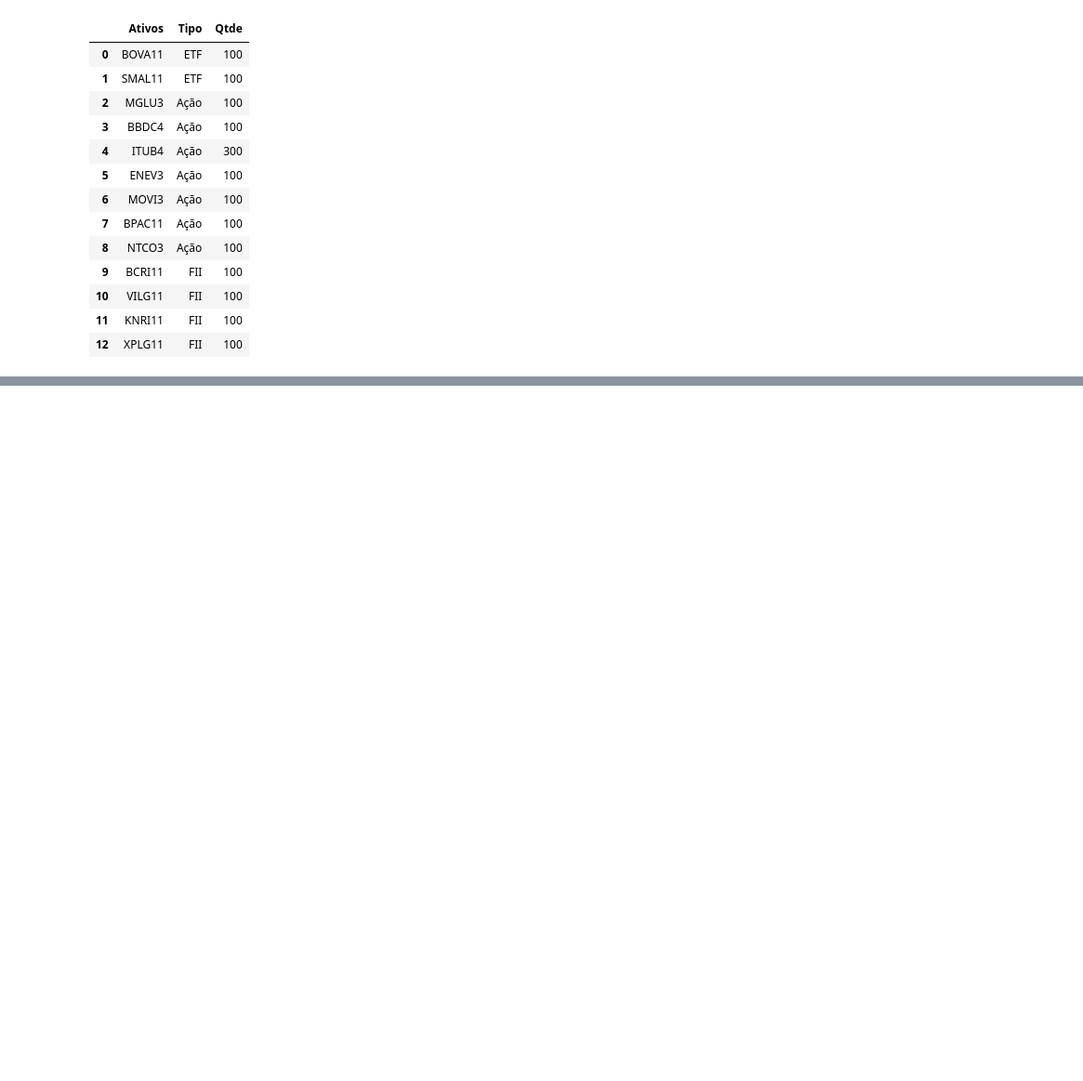
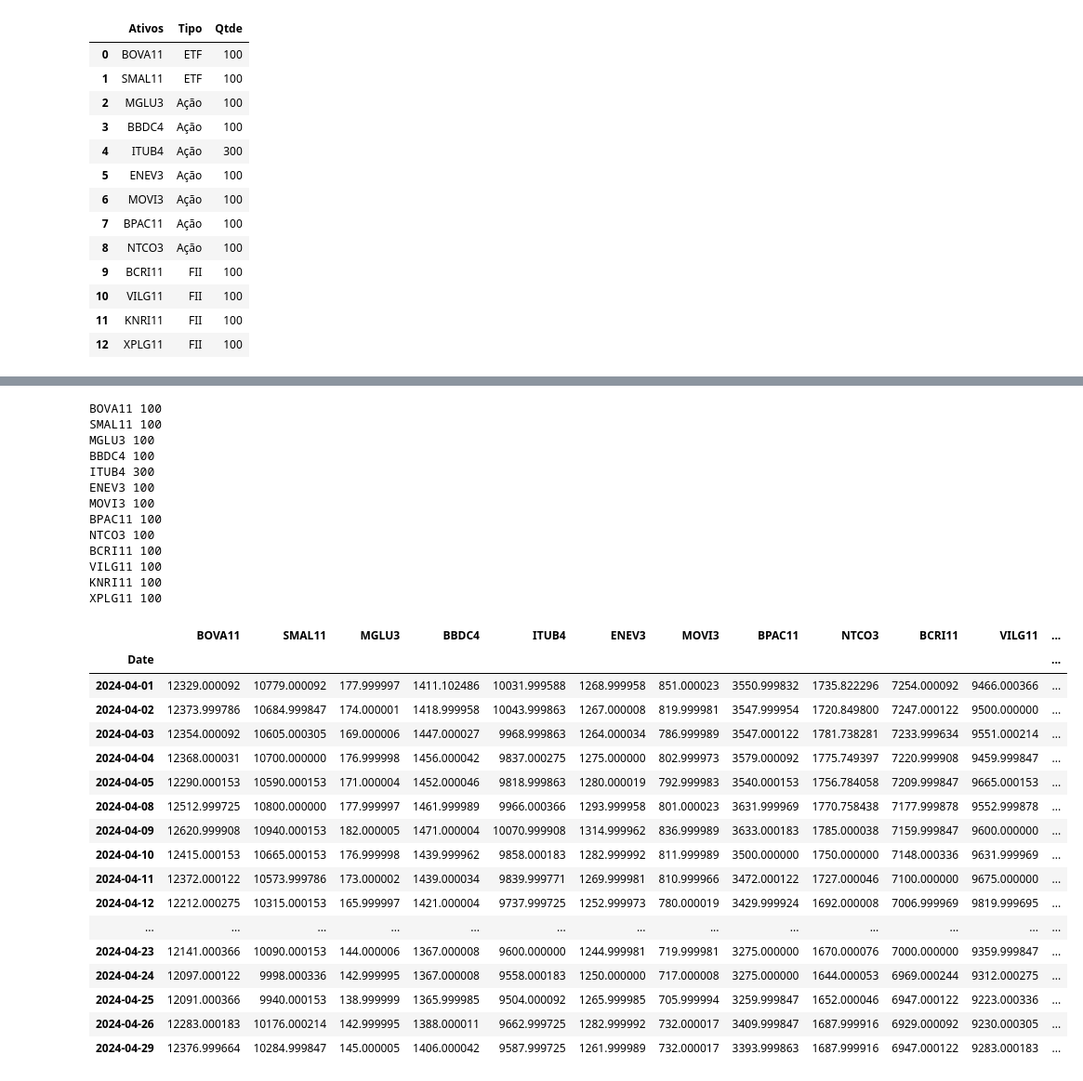
Before and after one commit to kiwsley/hashtag_python, a Jupyter notebook: Integração python para financas/retornoCarteira.ipynb, the cells around one changed output, grey strips where cells are left out. Shown at 93% size. Saved outputs shown, nothing was run; the diff lists cells and outputs as text; code cells hidden in the pictures; blank space fills up the shorter version.

```diff
--- a/Integração python para financas/retornoCarteira.ipynb
+++ b/Integração python para financas/retornoCarteira.ipynb
@@ -107,0 +116,43 @@ Name: Adj Close, Length: 245, dtype: float64
+# %%
+df_valor_investido = pd.DataFrame()
+
+for ativo in df_carteira['Ativos']:
+    qtde_acoes = df_carteira.loc[df_carteira['Ativos']==ativo,'Qtde'].values[0]
+    print(ativo, qtde_acoes)
+    df_valor_investido[ativo] = qtde_acoes * df_cotacoes[f"{ativo}.SA"]
+
+df_valor_investido['Total'] = df_valor_investido.sum(axis =1)
+
+display(df_valor_investido)
+# %% [output]
+BOVA11 100
+SMAL11 100
+MGLU3 100
+BBDC4 100
+ITUB4 300
+ENEV3 100
+MOVI3 100
+BPAC11 100
+NTCO3 100
+BCRI11 100
+VILG11 100
+KNRI11 100
+XPLG11 100
+|  | BOVA11 | SMAL11 | MGLU3 | BBDC4 | ITUB4 | ENEV3 | MOVI3 | BPAC11 | NTCO3 | BCRI11 | VILG11 | ... |
+| Date |  |  |  |  |  |  |  |  |  |  |  | ... |
+| 2024-04-01 | 12329.000092 | 10779.000092 | 177.999997 | 1411.102486 | 10031.999588 | 1268.999958 | 851.000023 | 3550.999832 | 1735.822296 | 7254.000092 | 9466.000366 | ... |
+| 2024-04-02 | 12373.999786 | 10684.999847 | 174.000001 | 1418.999958 | 10043.999863 | 1267.000008 | 819.999981 | 3547.999954 | 1720.849800 | 7247.000122 | 9500.000000 | ... |
+| 2024-04-03 | 12354.000092 | 10605.000305 | 169.000006 | 1447.000027 | 9968.999863 | 1264.000034 | 786.999989 | 3547.000122 | 1781.738281 | 7233.999634 | 9551.000214 | ... |
+| 2024-04-04 | 12368.000031 | 10700.000000 | 176.999998 | 1456.000042 | 9837.000275 | 1275.000000 | 802.999973 | 3579.000092 | 1775.749397 | 7220.999908 | 9459.999847 | ... |
+| 2024-04-05 | 12290.000153 | 10590.000153 | 171.000004 | 1452.000046 | 9818.999863 | 1280.000019 | 792.999983 | 3540.000153 | 1756.784058 | 7209.999847 | 9665.000153 | ... |
+| 2024-04-08 | 12512.999725 | 10800.000000 | 177.999997 | 1461.999989 | 9966.000366 | 1293.999958 | 801.000023 | 3631.999969 | 1770.758438 | 7177.999878 | 9552.999878 | ... |
+| 2024-04-09 | 12620.999908 | 10940.000153 | 182.000005 | 1471.000004 | 10070.999908 | 1314.999962 | 836.999989 | 3633.000183 | 1785.000038 | 7159.999847 | 9600.000000 | ... |
+| 2024-04-10 | 12415.000153 | 10665.000153 | 176.999998 | 1439.999962 | 9858.000183 | 1282.999992 | 811.999989 | 3500.000000 | 1750.000000 | 7148.000336 | 9631.999969 | ... |
+| 2024-04-11 | 12372.000122 | 10573.999786 | 173.000002 | 1439.000034 | 9839.999771 | 1269.999981 | 810.999966 | 3472.000122 | 1727.000046 | 7100.000000 | 9675.000000 | ... |
+| 2024-04-12 | 12212.000275 | 10315.000153 | 165.999997 | 1421.000004 | 9737.999725 | 1252.999973 | 780.000019 | 3429.999924 | 1692.000008 | 7006.999969 | 9819.999695 | ... |
+| ... | ... | ... | ... | ... | ... | ... | ... | ... | ... | ... | ... | ... |
+| 2024-04-23 | 12141.000366 | 10090.000153 | 144.000006 | 1367.000008 | 9600.000000 | 1244.999981 | 719.999981 | 3275.000000 | 1670.000076 | 7000.000000 | 9359.999847 | ... |
+| 2024-04-24 | 12097.000122 | 9998.000336 | 142.999995 | 1367.000008 | 9558.000183 | 1250.000000 | 717.000008 | 3275.000000 | 1644.000053 | 6969.000244 | 9312.000275 | ... |
+| 2024-04-25 | 12091.000366 | 9940.000153 | 138.999999 | 1365.999985 | 9504.000092 | 1265.999985 | 705.999994 | 3259.999847 | 1652.000046 | 6947.000122 | 9223.000336 | ... |
+| 2024-04-26 | 12283.000183 | 10176.000214 | 142.999995 | 1388.000011 | 9662.999725 | 1282.999992 | 732.000017 | 3409.999847 | 1687.999916 | 6929.000092 | 9230.000305 | ... |
+| 2024-04-29 | 12376.999664 | 10284.999847 | 145.000005 | 1406.000042 | 9587.999725 | 1261.999989 | 732.000017 | 3393.999863 | 1687.999916 | 6947.000122 | 9283.000183 | ... |
```
Also changed, not shown: parts of 7 cells of this notebook.
